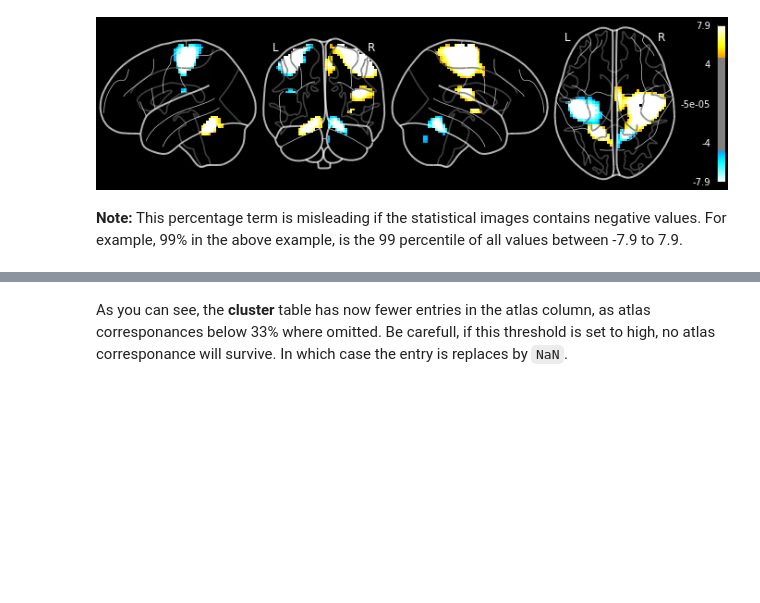
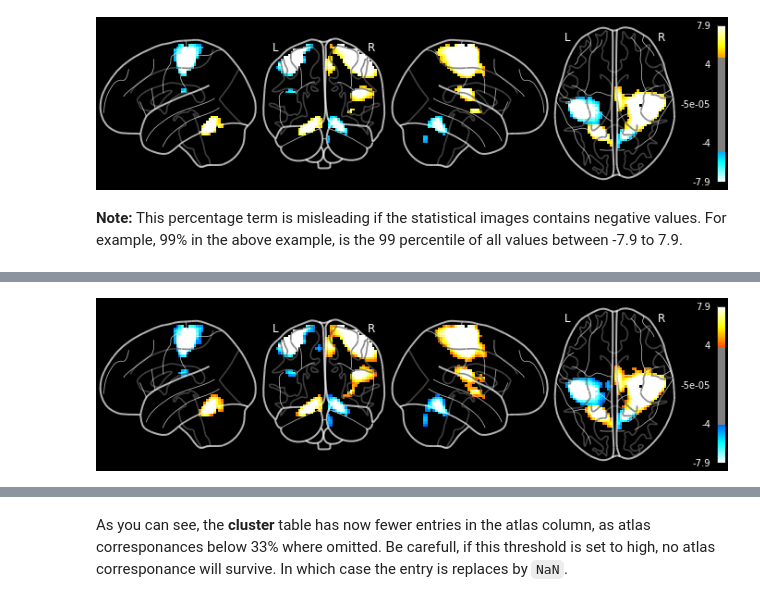
Before and after one commit to miykael/atlasreader, a Jupyter notebook: notebooks/atlasreader.ipynb, the cells around one changed output, grey strips where cells are left out. Drawn from its saved outputs; the diff is of its cells as text; code cells hidden in the pictures; blank space fills up the shorter version.

```diff
--- a/notebooks/atlasreader.ipynb
+++ b/notebooks/atlasreader.ipynb
@@ -252,0 +263,4 @@ pd.read_csv('stat_img_clusters.csv')
+# %%
+Image('stat_img.png')
+# %% [output]
+[figure, added]
```
Also changed, not shown: parts of 12 cells of this notebook, 5 other files.
